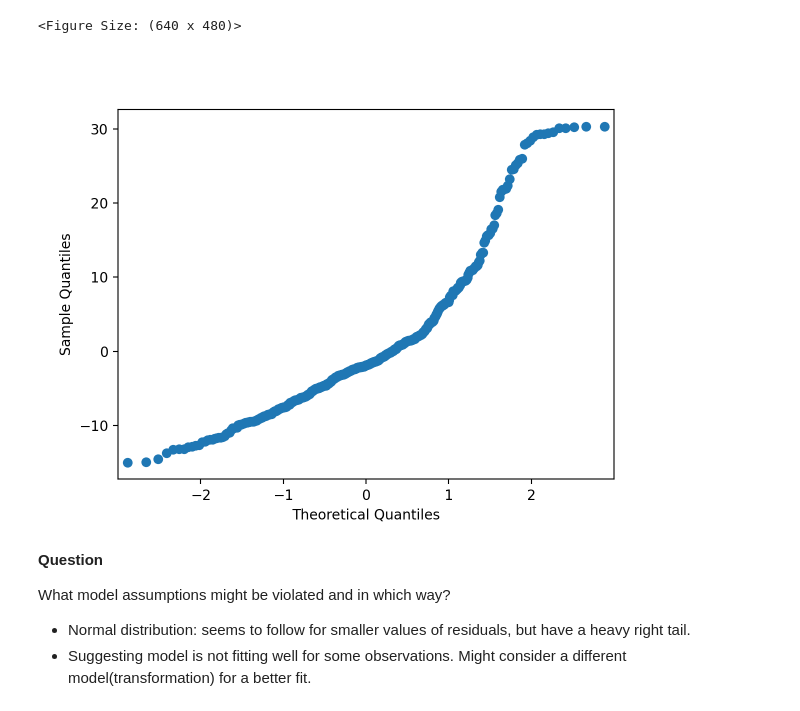
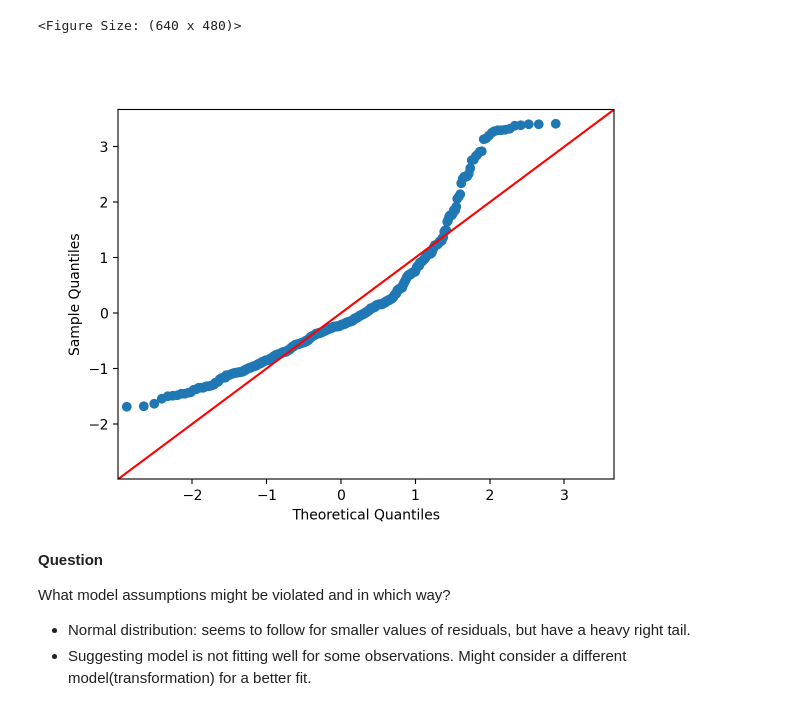
Before and after one commit to codycarroll/regression_f24, a Jupyter notebook: Code/SLR_in_python.ipynb, the cells around one changed output. Saved outputs shown, nothing was run; the diff lists cells and outputs as text; code cells hidden in the pictures.

```diff
--- a/Code/SLR_in_python.ipynb
+++ b/Code/SLR_in_python.ipynb
@@ -631,9 +632,9 @@ Roughly here are the basics on how to interpret these:
 <Figure Size: (640 x 480)>
 # %%
 #qq plot
-sm.qqplot(model.resid)
+sm.qqplot(model.resid / np.std(model.resid), line = '45')
 # %% [output]
-[figure, old version]
+[figure, new version]
 # %% [markdown]
 <b> Question </b>
 
```
Also changed, not shown: parts of 15 cells of this notebook, 4 other files.
